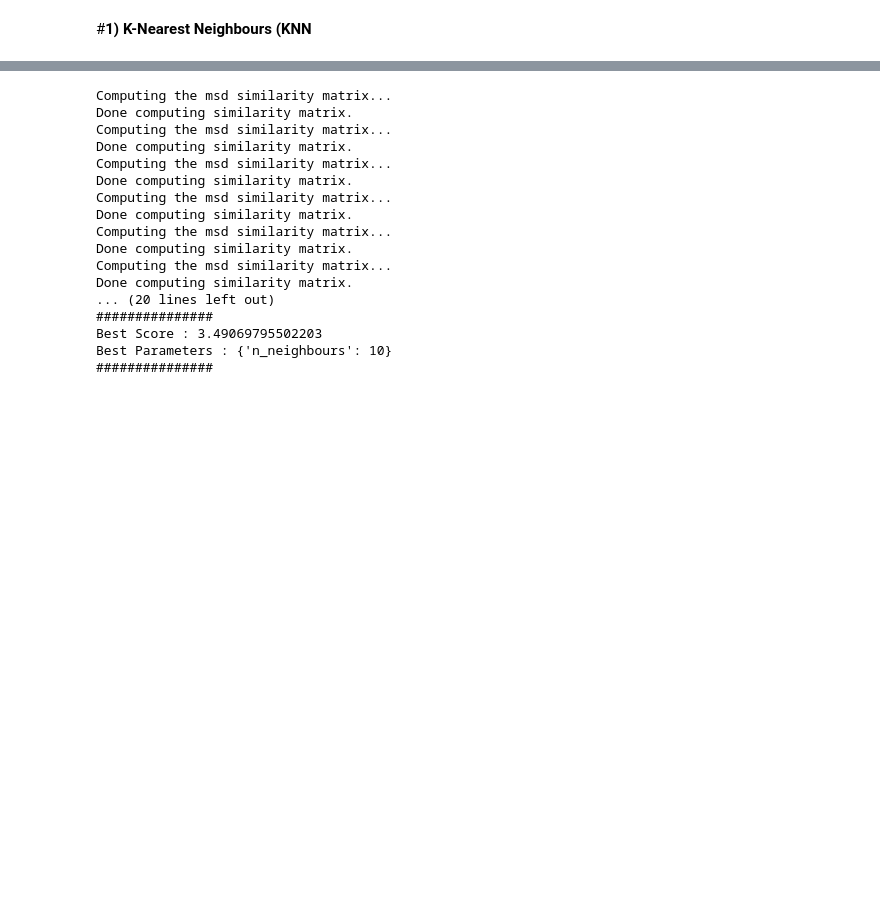
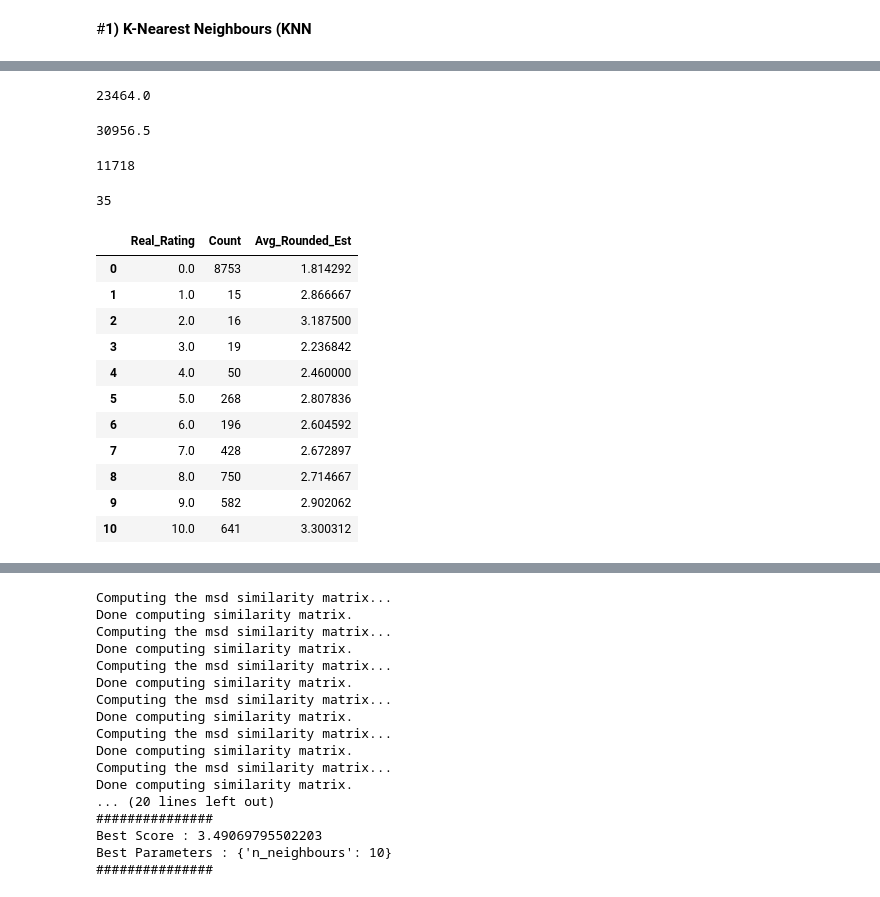
Before and after one commit to Pratik94229/Book-Recommendation-System, a Jupyter notebook: Books_Recommendation_System.ipynb, the cells around one changed output, grey strips where cells are left out. Saved outputs shown, nothing was run; the diff lists cells and outputs as text; code cells hidden in the pictures; blank space fills up the shorter version.

```diff
--- a/Books_Recommendation_System.ipynb
+++ b/Books_Recommendation_System.ipynb
@@ -1595,0 +1778,35 @@ Test time         1.02    1.26    1.03    1.40    1.81    1.30    0.29
+# %%
+ResultCatcher['Real_Rating'].sum()
+# %% [output]
+23464.0
+# %%
+ResultCatcher['Error'].sum()
+# %% [output]
+30956.5
+# %%
+ResultCatcher['Real_Rating'].count()
+# %% [output]
+11718
+# %%
+ResultCatcher['Real_Rating'][ResultCatcher['Error'] == 0].count()
+# %% [output]
+35
+# %%
+ResultComparison = pd.DataFrame({'Count': ResultCatcher.groupby(['Real_Rating']).size(),
+        'Avg_Rounded_Est': ResultCatcher.groupby(['Real_Rating'])['Estimation_Rounded'].mean()
+        }).reset_index()
+# %%
+ResultComparison
+# %% [output]
+|  | Real_Rating | Count | Avg_Rounded_Est |
+| 0 | 0.0 | 8753 | 1.814292 |
+| 1 | 1.0 | 15 | 2.866667 |
+| 2 | 2.0 | 16 | 3.187500 |
+| 3 | 3.0 | 19 | 2.236842 |
+| 4 | 4.0 | 50 | 2.460000 |
+| 5 | 5.0 | 268 | 2.807836 |
+| 6 | 6.0 | 196 | 2.604592 |
+| 7 | 7.0 | 428 | 2.672897 |
+| 8 | 8.0 | 750 | 2.714667 |
+| 9 | 9.0 | 582 | 2.902062 |
+| 10 | 10.0 | 641 | 3.300312 |
```
Also changed, not shown: parts of 38 cells of this notebook.
